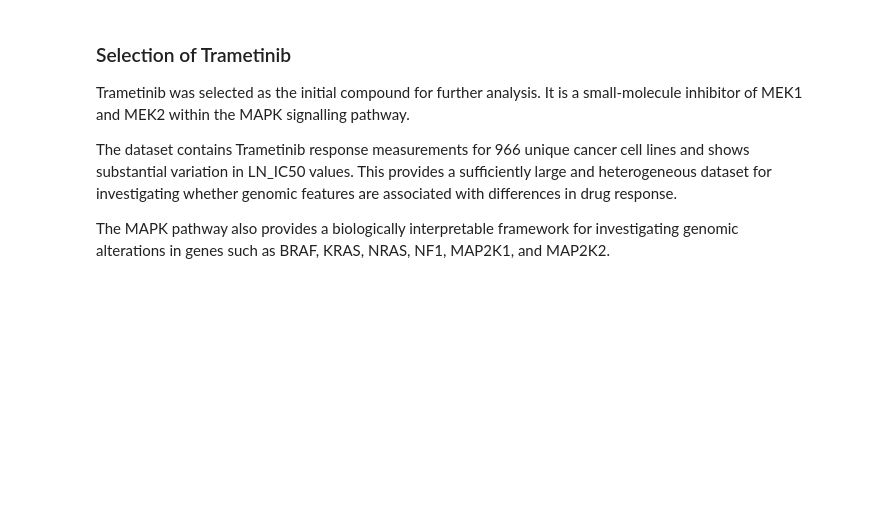
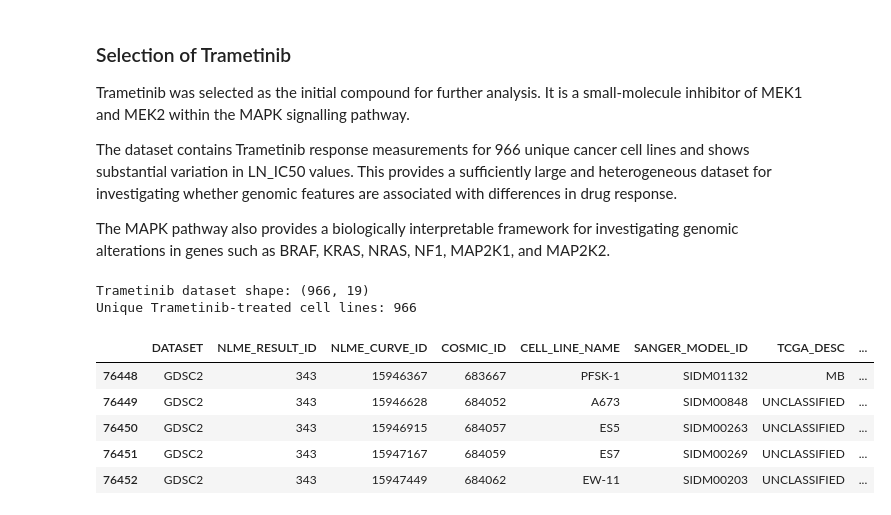
Before and after one commit to carolinemalaihull/trametinib-drug-response-ml, a Jupyter notebook: notebooks/01_data_exploration.ipynb, the cells around one changed output. Drawn from its saved outputs; the diff is of its cells as text; code cells hidden in the pictures; blank space fills up the shorter version.

```diff
--- a/notebooks/01_data_exploration.ipynb
+++ b/notebooks/01_data_exploration.ipynb
@@ -268,3 +268,20 @@ Trametinib was selected as the initial compound for further analysis. It is a sm
 The dataset contains Trametinib response measurements for 966 unique cancer cell lines and shows substantial variation in LN_IC50 values. This provides a sufficiently large and heterogeneous dataset for investigating whether genomic features are associated with differences in drug response.
 
 The MAPK pathway also provides a biologically interpretable framework for investigating genomic alterations in genes such as BRAF, KRAS, NRAS, NF1, MAP2K1, and MAP2K2.
+# %%
+# Filter the GDSC dataset to Trametinib-treated cell lines
+trametinib = gdsc[gdsc["DRUG_NAME"] == "Trametinib"].copy()
+
+print("Trametinib dataset shape:", trametinib.shape)
+print("Unique Trametinib-treated cell lines:", trametinib["SANGER_MODEL_ID"].nunique())
+
+trametinib.head()
+# %% [output]
+Trametinib dataset shape: (966, 19)
+Unique Trametinib-treated cell lines: 966
+|  | DATASET | NLME_RESULT_ID | NLME_CURVE_ID | COSMIC_ID | CELL_LINE_NAME | SANGER_MODEL_ID | TCGA_DESC | ... |
+| 76448 | GDSC2 | 343 | 15946367 | 683667 | PFSK-1 | SIDM01132 | MB | ... |
+| 76449 | GDSC2 | 343 | 15946628 | 684052 | A673 | SIDM00848 | UNCLASSIFIED | ... |
+| 76450 | GDSC2 | 343 | 15946915 | 684057 | ES5 | SIDM00263 | UNCLASSIFIED | ... |
+| 76451 | GDSC2 | 343 | 15947167 | 684059 | ES7 | SIDM00269 | UNCLASSIFIED | ... |
+| 76452 | GDSC2 | 343 | 15947449 | 684062 | EW-11 | SIDM00203 | UNCLASSIFIED | ... |
```
Also changed, not shown: parts of 6 cells of this notebook.
